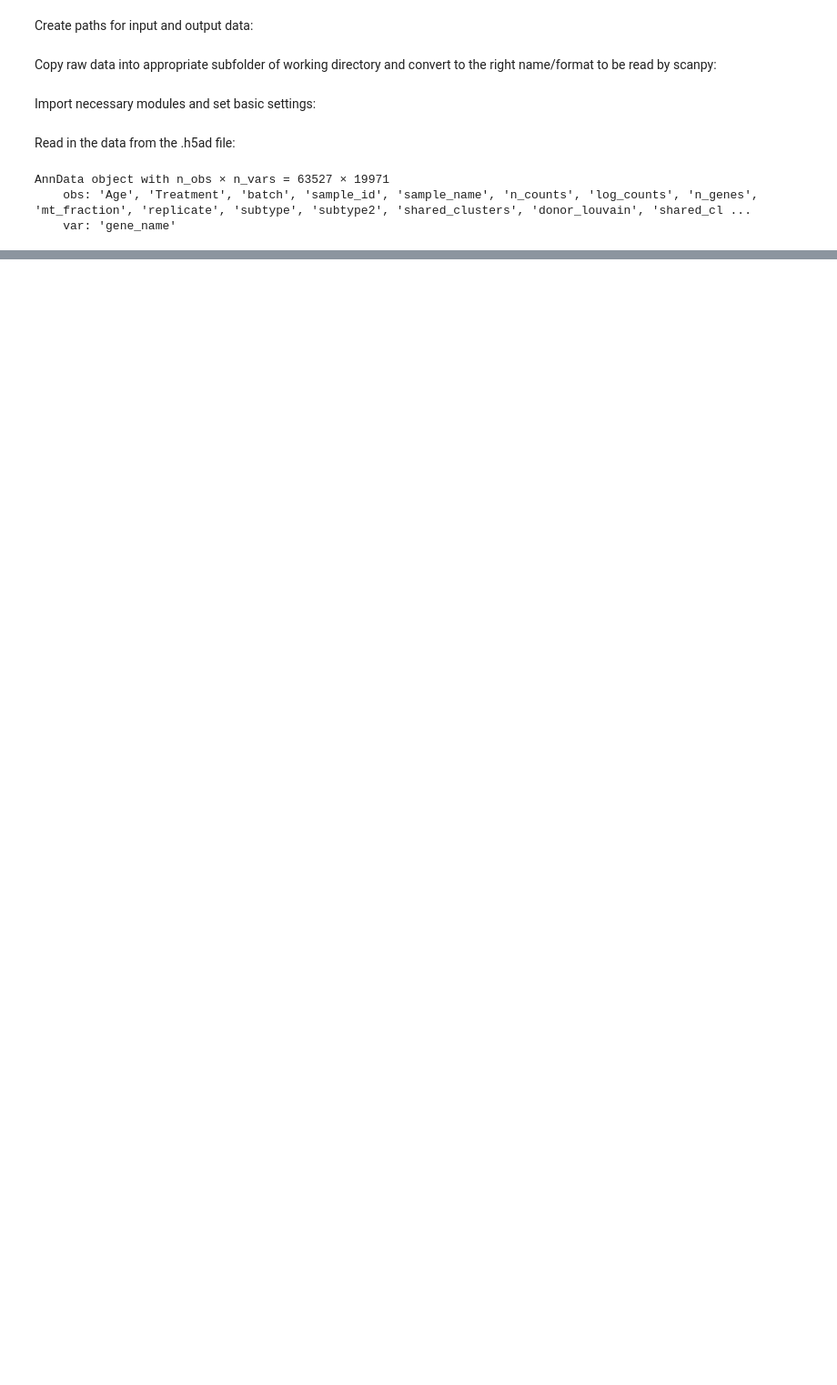
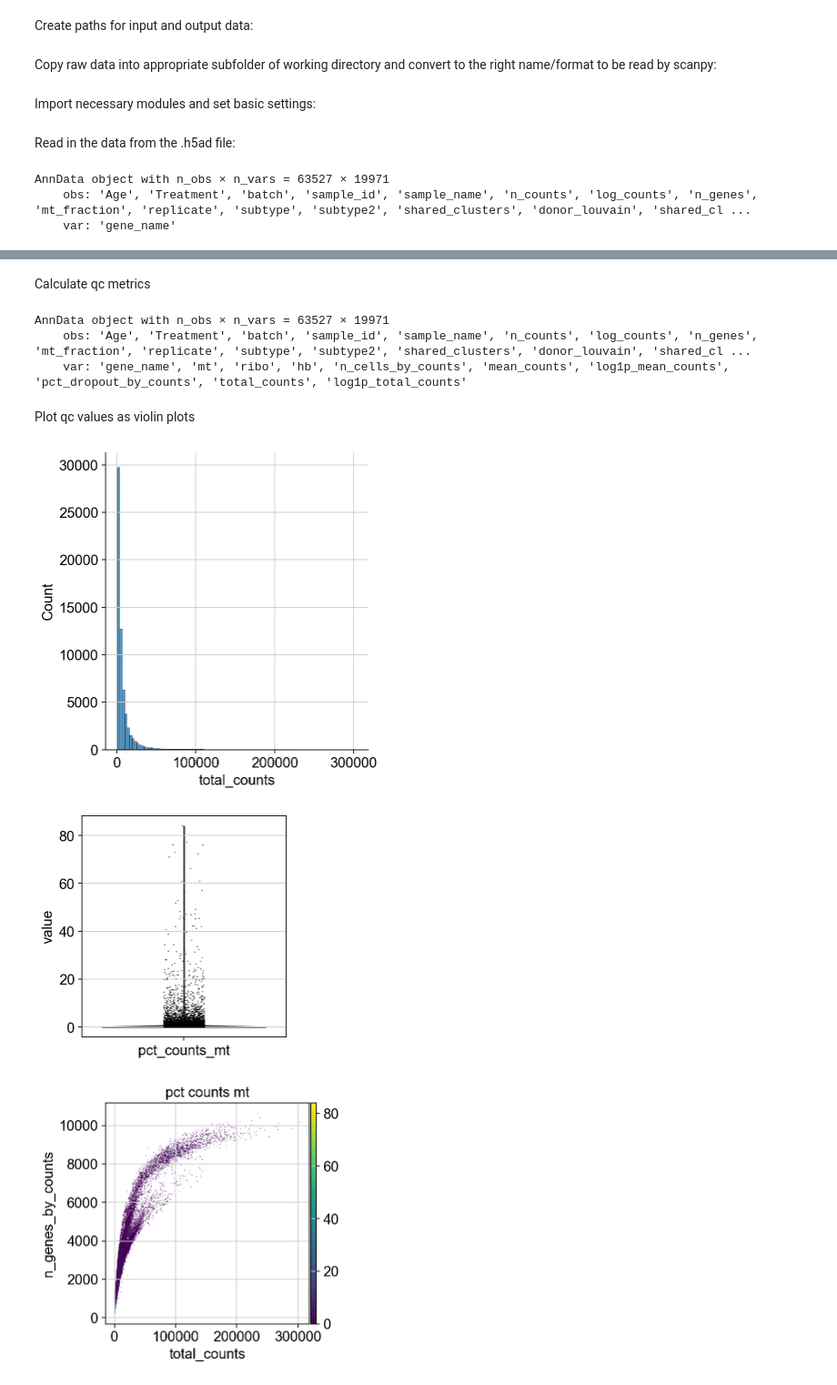
Before and after one commit to aapratt/scRNA-seq_liver, a Jupyter notebook: sc_liver_qc.ipynb, the cells around one changed output, grey strips where cells are left out. Shown: that part at 91% size. Saved outputs shown, nothing was run; the diff lists cells and outputs as text; code cells hidden in the pictures; blank space fills up the shorter version.

```diff
--- a/sc_liver_qc.ipynb
+++ b/sc_liver_qc.ipynb
@@ -27,14 +27,16 @@ if not os.path.exists(path_final):
 Import necessary modules and set basic settings:
 # %%
 import numpy as np
-import pandas as pd
 import scanpy as sc
-import warnings
-import gc
+import seaborn as sns
+from scipy.stats import median_abs_deviation
 
-warnings.simplefilter(action='ignore', category=Warning)
-sc.settings.verbosity = 3
-sc.settings.set_figure_params(dpi=80)
+sc.settings.verbosity = 0
+sc.settings.set_figure_params(
+    dpi=80,
+    facecolor="white",
+    frameon=False,
+)
 # %% [markdown]
 Read in the data from the .h5ad file:
 # %%
@@ -49,6 +48,0 @@ Remove irrelevant columns:
-# %%
-for c in adata.obs.columns:
-    if len(adata.obs[c].unique()) == 1:
-        print(c)
-        adata.obs.drop(c, axis=1, inplace=True)
-adata
@@ -58,0 +51,9 @@ AnnData object with n_obs × n_vars = 63527 × 19971
+# %%
+# mitochondrial genes
+adata.var['mt'] = adata.var_names.str.startswith('MT-')
+# ribosomal genes
+adata.var['ribo'] = adata.var_names.str.startswith(("RPS","RPL"))
+# hemoglobin genes.
+adata.var['hb'] = adata.var_names.str.contains(("^HB[^(P|E|S)]"))
+
+adata.var
@@ -58,0 +74,21 @@ AnnData object with n_obs × n_vars = 63527 × 19971
+# %% [markdown]
+Calculate qc metrics
+# %%
+sc.pp.calculate_qc_metrics(adata, qc_vars=['mt','ribo','hb'], inplace=True, percent_top=[20], log1p=True
+)
+adata
+# %% [output]
+AnnData object with n_obs × n_vars = 63527 × 19971
+    obs: 'Age', 'Treatment', 'batch', 'sample_id', 'sample_name', 'n_counts', 'log_counts', 'n_genes', 'mt_fraction', 'replicate', 'subtype', 'subtype2', 'shared_clusters', 'donor_louvain', 'shared_cl ...
+    var: 'gene_name', 'mt', 'ribo', 'hb', 'n_cells_by_counts', 'mean_counts', 'log1p_mean_counts', 'pct_dropout_by_counts', 'total_counts', 'log1p_total_counts'
+# %% [markdown]
+Plot qc values as violin plots
+# %%
+p1 = sns.displot(adata.obs["total_counts"], bins=100, kde=False)
+# sc.pl.violin(adata, 'total_counts')
+p2 = sc.pl.violin(adata, "pct_counts_mt")
+p3 = sc.pl.scatter(adata, "total_counts", "n_genes_by_counts", color="pct_counts_mt")
+# %% [output]
+[figure, added]
+[figure, added]
+[figure, added]
```
Also changed, not shown: parts of 43 cells of this notebook.
